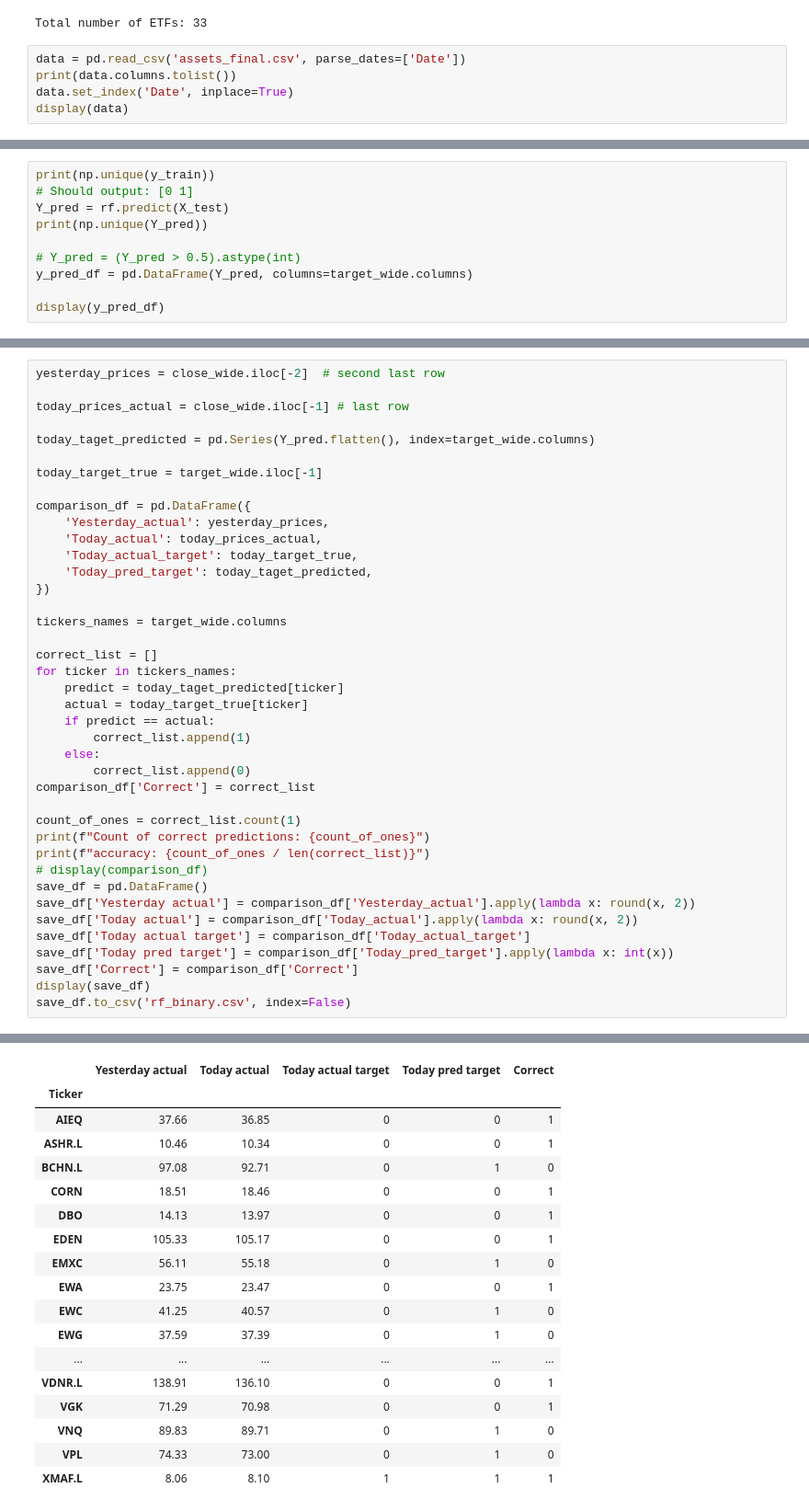
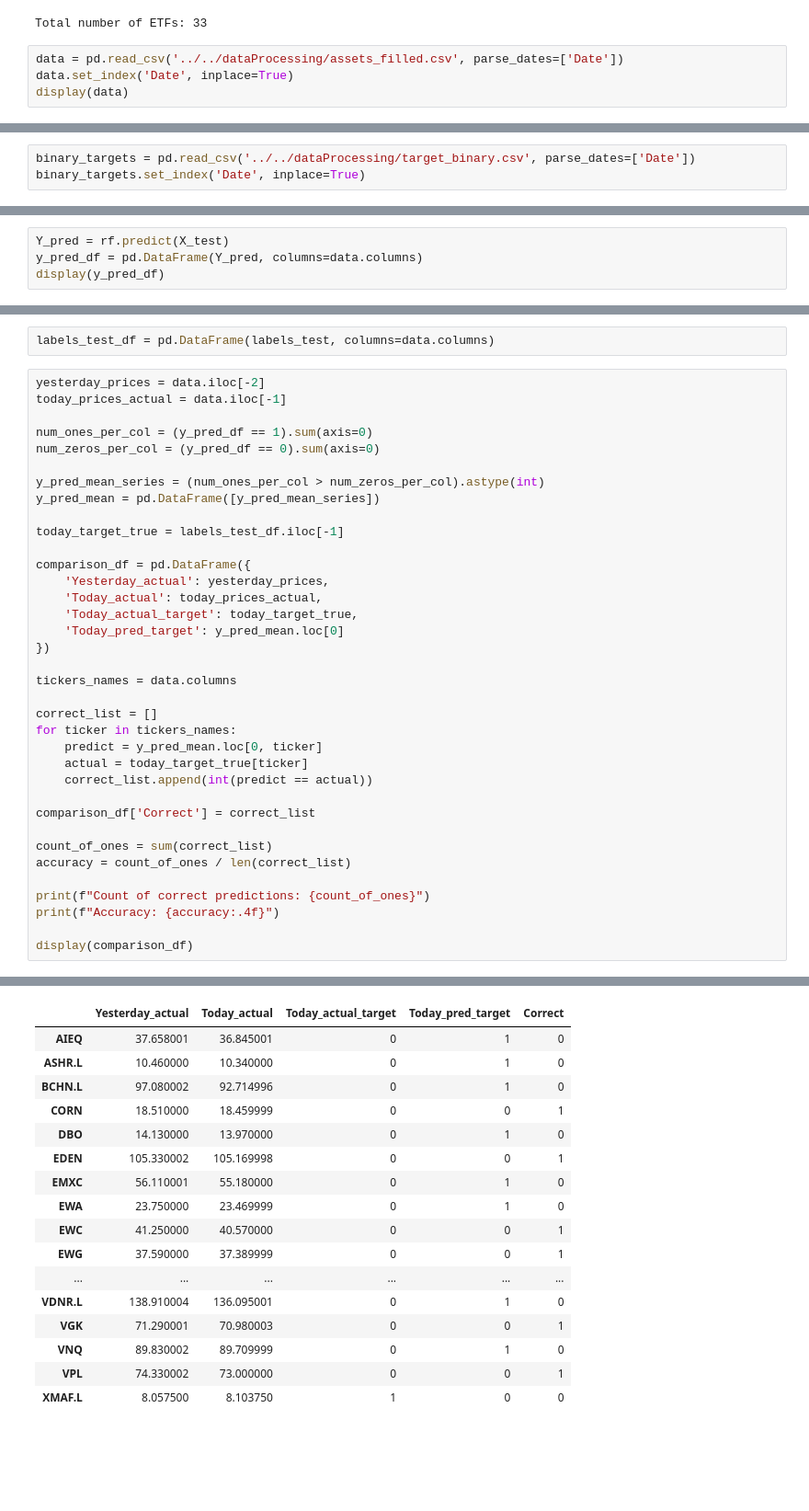
Before and after one commit to JingShelly/BA_Project, a Jupyter notebook: src/RandomForrest/Classification/rf_binary.ipynb, the cells around one changed output, grey strips where cells are left out. Shown at 92% size. Saved outputs shown, nothing was run; the diff lists cells and outputs as text; blank space fills up the shorter version.

```diff
--- a/src/RandomForrest/Classification/rf_binary.ipynb
+++ b/src/RandomForrest/Classification/rf_binary.ipynb
@@ -13,8 +13,7 @@ import ETFs as etfs
 # %% [output]
 Total number of ETFs: 33
 # %%
-data = pd.read_csv('assets_final.csv', parse_dates=['Date'])
-print(data.columns.tolist())
+data = pd.read_csv('../../dataProcessing/assets_filled.csv', parse_dates=['Date'])
 data.set_index('Date', inplace=True)
 display(data)
 # %% [output]
@@ -97 +34,4 @@ display(target_wide)
+# %%
+binary_targets = pd.read_csv('../../dataProcessing/target_binary.csv', parse_dates=['Date'])
+binary_targets.set_index('Date', inplace=True)
 # %%
@@ -280,12 +148,6 @@ MultiOutputClassifier(estimator=RandomForestClassifier(n_jobs=-1,
                                                        random_state=42))
 # %%
-print(np.unique(y_train))
-# Should output: [0 1]
 Y_pred = rf.predict(X_test)
-print(np.unique(Y_pred))
-
-# Y_pred = (Y_pred > 0.5).astype(int)
-y_pred_df = pd.DataFrame(Y_pred, columns=target_wide.columns)
-
+y_pred_df = pd.DataFrame(Y_pred, columns=data.columns)
 display(y_pred_df)
 # %% [output]
@@ -297,41 +225,39 @@ display(y_pred_df)
+# %%
+labels_test_df = pd.DataFrame(labels_test, columns=data.columns)
 # %%
-yesterday_prices = close_wide.iloc[-2]  # second last row
+yesterday_prices = data.iloc[-2]
+today_prices_actual = data.iloc[-1]
 
-today_prices_actual = close_wide.iloc[-1] # last row
+num_ones_per_col = (y_pred_df == 1).sum(axis=0)
+num_zeros_per_col = (y_pred_df == 0).sum(axis=0)
 
-today_taget_predicted = pd.Series(Y_pred.flatten(), index=target_wide.columns)
+y_pred_mean_series = (num_ones_per_col > num_zeros_per_col).astype(int)
+y_pred_mean = pd.DataFrame([y_pred_mean_series])
 
-today_target_true = target_wide.iloc[-1]
+today_target_true = labels_test_df.iloc[-1]
 
 comparison_df = pd.DataFrame({
     'Yesterday_actual': yesterday_prices,
     'Today_actual': today_prices_actual,
     'Today_actual_target': today_target_true,
-    'Today_pred_target': today_taget_predicted,
+    'Today_pred_target': y_pred_mean.loc[0]
 })
 
-tickers_names = target_wide.columns
+tickers_names = data.columns
 
 correct_list = []
 for ticker in tickers_names:
-    predict = today_taget_predicted[ticker]
+    predict = y_pred_mean.loc[0, ticker]
     actual = today_target_true[ticker]
-    if predict == actual:
-        correct_list.append(1)
-    else:
-        correct_list.append(0)
+    correct_list.append(int(predict == actual))
+
 comparison_df['Correct'] = correct_list
 
-count_of_ones = correct_list.count(1)
+count_of_ones = sum(correct_list)
+accuracy = count_of_ones / len(correct_list)
+
 print(f"Count of correct predictions: {count_of_ones}")
-print(f"accuracy: {count_of_ones / len(correct_list)}")
-# display(comparison_df)
-save_df = pd.DataFrame()
-save_df['Yesterday actual'] = comparison_df['Yesterday_actual'].apply(lambda x: round(x, 2))
-save_df['Today actual'] = comparison_df['Today_actual'].apply(lambda x: round(x, 2))
-save_df['Today actual target'] = comparison_df['Today_actual_target']
-save_df['Today pred target'] = comparison_df['Today_pred_target'].apply(lambda x: int(x))
-save_df['Correct'] = comparison_df['Correct']
-display(save_df)
-save_df.to_csv('rf_binary.csv', index=False)
+print(f"Accuracy: {accuracy:.4f}")
+
+display(comparison_df)
 # %% [output]
@@ -340,18 +266,17 @@ accuracy: 0.48484848484848486
-|  | Yesterday actual | Today actual | Today actual target | Today pred target | Correct |
-| Ticker |  |  |  |  |  |
-| AIEQ | 37.66 | 36.85 | 0 | 0 | 1 |
-| ASHR.L | 10.46 | 10.34 | 0 | 0 | 1 |
-| BCHN.L | 97.08 | 92.71 | 0 | 1 | 0 |
-| CORN | 18.51 | 18.46 | 0 | 0 | 1 |
-| DBO | 14.13 | 13.97 | 0 | 0 | 1 |
-| EDEN | 105.33 | 105.17 | 0 | 0 | 1 |
-| EMXC | 56.11 | 55.18 | 0 | 1 | 0 |
-| EWA | 23.75 | 23.47 | 0 | 0 | 1 |
-| EWC | 41.25 | 40.57 | 0 | 1 | 0 |
-| EWG | 37.59 | 37.39 | 0 | 1 | 0 |
+|  | Yesterday_actual | Today_actual | Today_actual_target | Today_pred_target | Correct |
+| AIEQ | 37.658001 | 36.845001 | 0 | 1 | 0 |
+| ASHR.L | 10.460000 | 10.340000 | 0 | 1 | 0 |
+| BCHN.L | 97.080002 | 92.714996 | 0 | 1 | 0 |
+| CORN | 18.510000 | 18.459999 | 0 | 0 | 1 |
+| DBO | 14.130000 | 13.970000 | 0 | 1 | 0 |
+| EDEN | 105.330002 | 105.169998 | 0 | 0 | 1 |
+| EMXC | 56.110001 | 55.180000 | 0 | 1 | 0 |
+| EWA | 23.750000 | 23.469999 | 0 | 1 | 0 |
+| EWC | 41.250000 | 40.570000 | 0 | 0 | 1 |
+| EWG | 37.590000 | 37.389999 | 0 | 0 | 1 |
 | ... | ... | ... | ... | ... | ... |
-| VDNR.L | 138.91 | 136.10 | 0 | 0 | 1 |
-| VGK | 71.29 | 70.98 | 0 | 0 | 1 |
-| VNQ | 89.83 | 89.71 | 0 | 1 | 0 |
-| VPL | 74.33 | 73.00 | 0 | 1 | 0 |
-| XMAF.L | 8.06 | 8.10 | 1 | 1 | 1 |
+| VDNR.L | 138.910004 | 136.095001 | 0 | 1 | 0 |
+| VGK | 71.290001 | 70.980003 | 0 | 0 | 1 |
+| VNQ | 89.830002 | 89.709999 | 0 | 1 | 0 |
+| VPL | 74.330002 | 73.000000 | 0 | 0 | 1 |
+| XMAF.L | 8.057500 | 8.103750 | 1 | 0 | 0 |
```
Also changed, not shown: parts of 17 cells of this notebook, 5 other files.
